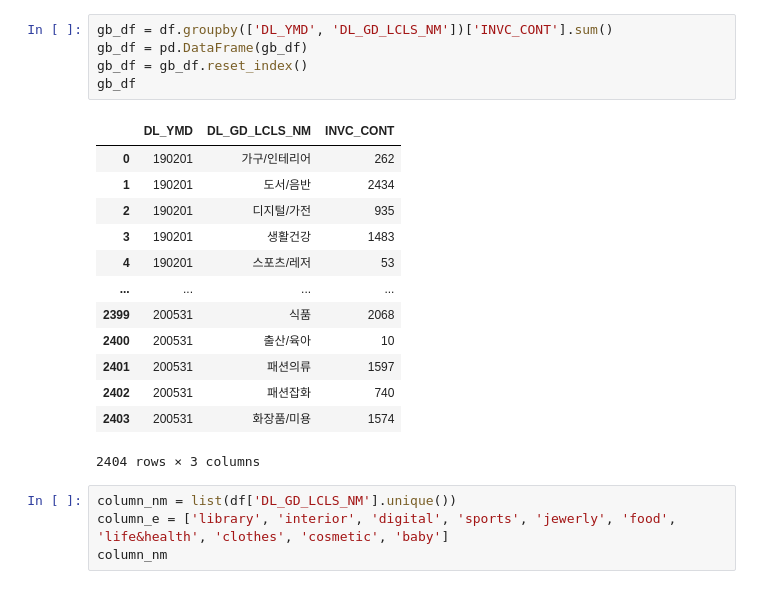
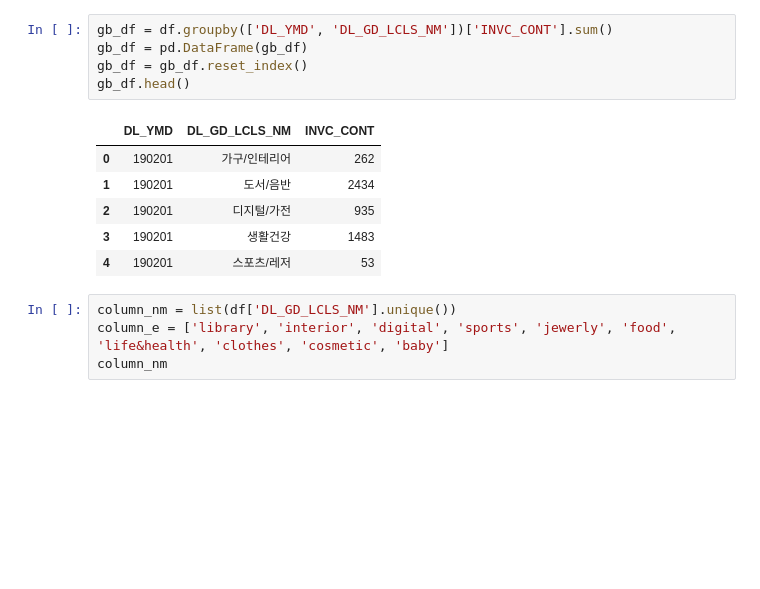
Before and after one commit to yoouza/bigcontest, a Jupyter notebook: visualizing/물류를확인해보자.ipynb, the cells around one changed output. Drawn from its saved outputs; the diff is of its cells as text; blank space fills up the shorter version.

```diff
--- a/visualizing/물류를확인해보자.ipynb
+++ b/visualizing/물류를확인해보자.ipynb
@@ -22,22 +15,15 @@ df
 # %%
 gb_df = df.groupby(['DL_YMD', 'DL_GD_LCLS_NM'])['INVC_CONT'].sum()
 gb_df = pd.DataFrame(gb_df)
 gb_df = gb_df.reset_index()
-gb_df
+gb_df.head()
 # %% [output]
 |  | DL_YMD | DL_GD_LCLS_NM | INVC_CONT |
 | 0 | 190201 | 가구/인테리어 | 262 |
 | 1 | 190201 | 도서/음반 | 2434 |
 | 2 | 190201 | 디지털/가전 | 935 |
 | 3 | 190201 | 생활건강 | 1483 |
 | 4 | 190201 | 스포츠/레저 | 53 |
-| ... | ... | ... | ... |
-| 2399 | 200531 | 식품 | 2068 |
-| 2400 | 200531 | 출산/육아 | 10 |
-| 2401 | 200531 | 패션의류 | 1597 |
-| 2402 | 200531 | 패션잡화 | 740 |
-| 2403 | 200531 | 화장품/미용 | 1574 |
-2404 rows × 3 columns
 # %%
 column_nm = list(df['DL_GD_LCLS_NM'].unique())
 column_e = ['library', 'interior', 'digital', 'sports', 'jewerly', 'food', 'life&health', 'clothes', 'cosmetic', 'baby']
```
Also changed, not shown: parts of 13 cells of this notebook.
